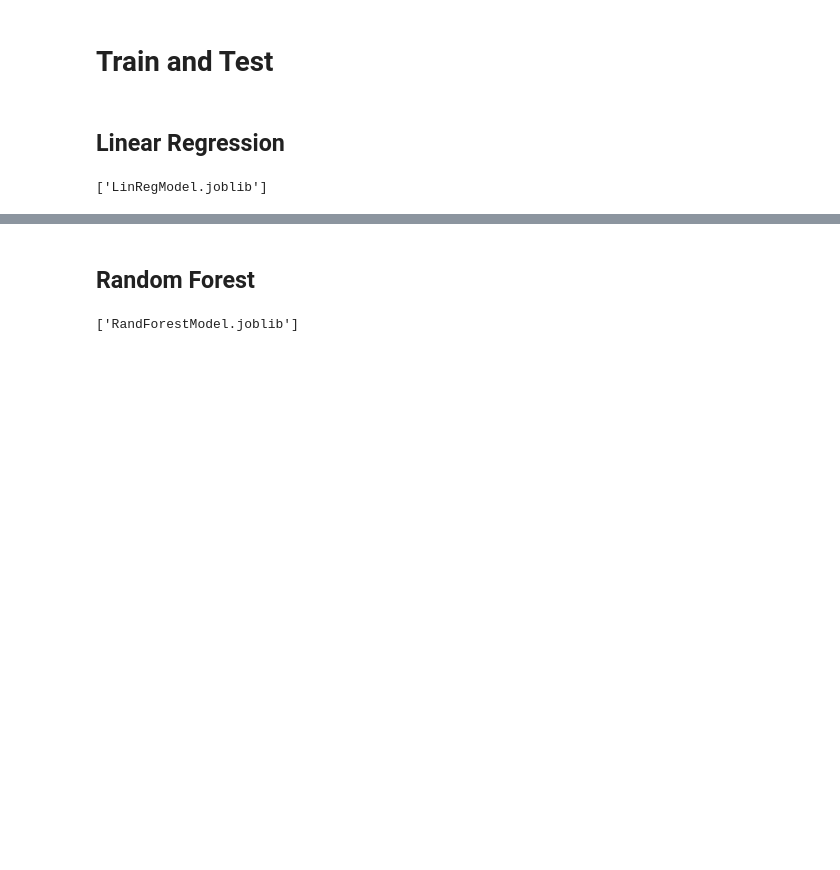
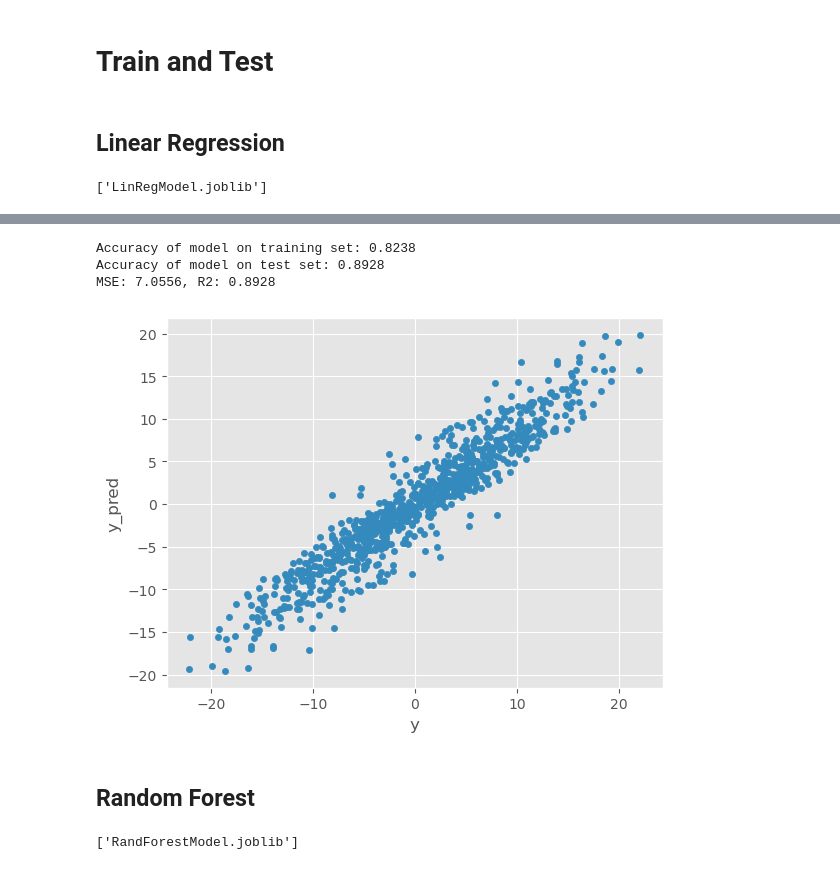
Before and after one commit to CaptainSpaceboy/ECS171-Team12, a Jupyter notebook: Team_Matchup.ipynb, the cells around one changed output, grey strips where cells are left out. Drawn from its saved outputs; the diff is of its cells as text; code cells hidden in the pictures; blank space fills up the shorter version.

```diff
--- a/Team_Matchup.ipynb
+++ b/Team_Matchup.ipynb
@@ -322,3 +353,30 @@ Predicted Point Differential: -0.6026468401590248
+# %%
+sgd_mini = SGDRegressor(loss='squared_error', penalty=None, warm_start=True,
+                        random_state=0, learning_rate='constant', eta0=0.001)
+
+# fitted the chunks of 32 and trained the MB GD by randomizing data after each epoch
+for epoch in range(100):
+    idx = np.random.default_rng(seed=epoch).permutation(len(X_arr))
+    for start in range(0, len(X_arr), batch_size):
+        b = idx[start:start + batch_size]
+        sgd_mini.partial_fit(X_arr[b], y_arr[b]) #weigth updates
+
+y_pred_mini = sgd_mini.predict(scaled_X_test)
+mse_mini = mean_squared_error(y_test, y_pred_mini)
+r2_mini = r2_score(y_test, y_pred_mini)
+
+print("Accuracy of model on training set:", round(sgd_mini.score(scaled_X_train, y_train), 4))
+print("Accuracy of model on test set:", round(sgd_mini.score(scaled_X_test, y_test), 4))
+print(f"MSE: {mse_mini:.4f}, R2: {r2_mini:.4f}")
+
+df_mini = pd.DataFrame({'y': y_test.values, 'y_pred': y_pred_mini})
+df_mini.plot.scatter(x='y', y='y_pred')
+plt.show()
+# %% [output]
+Accuracy of model on training set: 0.8238
+Accuracy of model on test set: 0.8928
+MSE: 7.0556, R2: 0.8928
+[figure, added]
 # %% [markdown]
 ## Random Forest
 # %%
```
Also changed, not shown: parts of 16 cells of this notebook.
